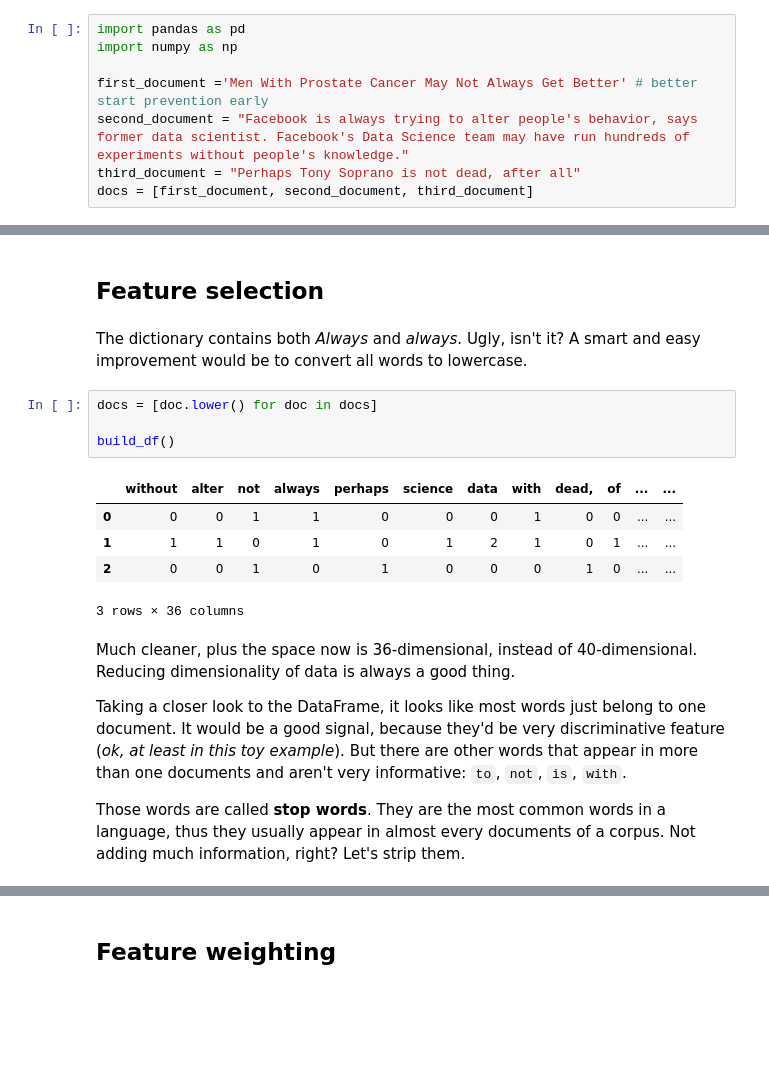
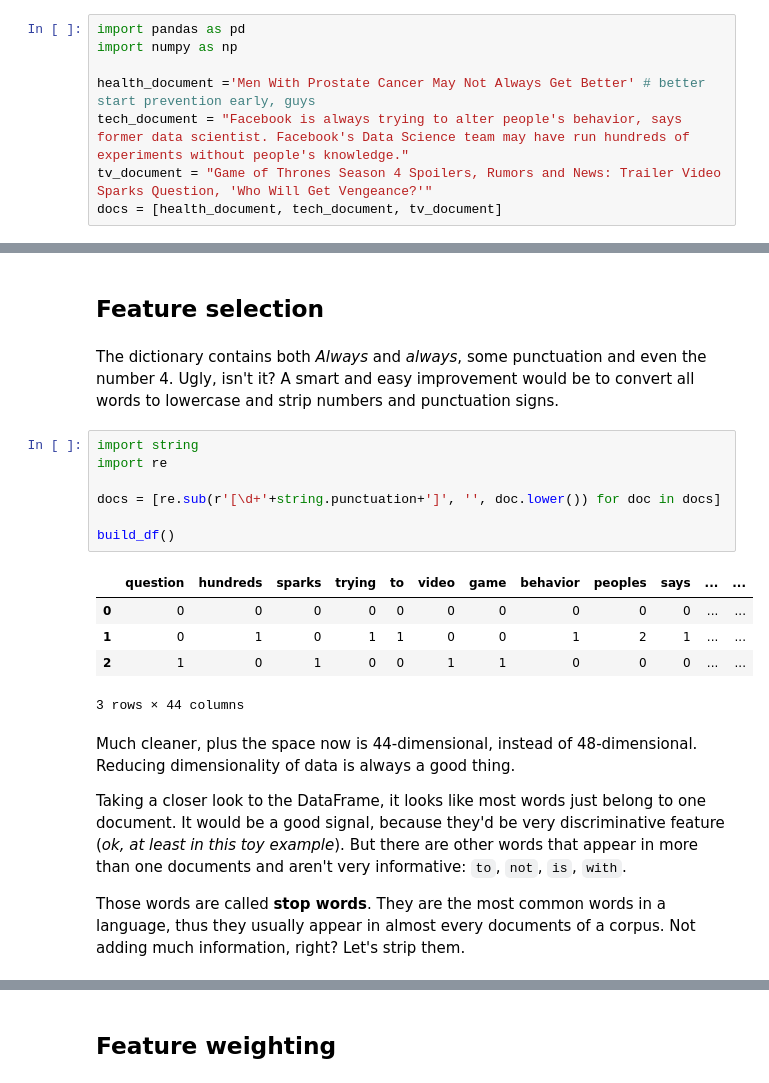
Before and after one commit to hershaw/hackathon-5-prep-private, a Jupyter notebook: working-with-text-data/learning.ipynb, the cells around one changed output, grey strips where cells are left out. Saved outputs shown, nothing was run; the diff lists cells and outputs as text; blank space fills up the shorter version.

Commit message:
First draft LU 1

```diff
--- a/working-with-text-data/learning.ipynb
+++ b/working-with-text-data/learning.ipynb
@@ -33,10 +33,10 @@ Let's use the following text as a toy example. Those are examples of news headli
 import pandas as pd
 import numpy as np
 
-first_document ='Men With Prostate Cancer May Not Always Get Better' # better start prevention early
-second_document = "Facebook is always trying to alter people's behavior, says former data scientist. Facebook's Data Science team may have run hundreds of experiments without people's knowledge."
-third_document = "Perhaps Tony Soprano is not dead, after all"
-docs = [first_document, second_document, third_document]
+health_document ='Men With Prostate Cancer May Not Always Get Better' # better start prevention early, guys
+tech_document = "Facebook is always trying to alter people's behavior, says former data scientist. Facebook's Data Science team may have run hundreds of experiments without people's knowledge."
+tv_document = "Game of Thrones Season 4 Spoilers, Rumors and News: Trailer Video Sparks Question, 'Who Will Get Vengeance?'"
+docs = [health_document, tech_document, tv_document]
 # %% [markdown]
 Now, we need to build our dictionary. As we saw a bit above, it is the collection of all the keywords in the corpus.
 Again, as a first attempt, let's pretend all words are keywords.
@@ -115,19 +118,22 @@ Yes, much better. This DataFrame is way more similar to structured data than the
 # %% [markdown]
 ## Feature selection
 # %% [markdown]
-The dictionary contains both *Always* and *always*. Ugly, isn't it? A smart and easy improvement would be to convert all words to lowercase.
+The dictionary contains both *Always* and *always*, some punctuation and even the number 4. Ugly, isn't it? A smart and easy improvement would be to convert all words to lowercase and strip numbers and punctuation signs.
 # %%
-docs = [doc.lower() for doc in docs]
+import string
+import re
+
+docs = [re.sub(r'[\d+'+string.punctuation+']', '', doc.lower()) for doc in docs]
 
 build_df()
 # %% [output]
-|  | without | alter | not | always | perhaps | science | data | with | dead, | of | ... | ... |
-| 0 | 0 | 0 | 1 | 1 | 0 | 0 | 0 | 1 | 0 | 0 | ... | ... |
-| 1 | 1 | 1 | 0 | 1 | 0 | 1 | 2 | 1 | 0 | 1 | ... | ... |
-| 2 | 0 | 0 | 1 | 0 | 1 | 0 | 0 | 0 | 1 | 0 | ... | ... |
+|  | question | hundreds | sparks | trying | to | video | game | behavior | peoples | says | ... | ... |
+| 0 | 0 | 0 | 0 | 0 | 0 | 0 | 0 | 0 | 0 | 0 | ... | ... |
+| 1 | 0 | 1 | 0 | 1 | 1 | 0 | 0 | 1 | 2 | 1 | ... | ... |
+| 2 | 1 | 0 | 1 | 0 | 0 | 1 | 1 | 0 | 0 | 0 | ... | ... |
-3 rows × 36 columns
+3 rows × 44 columns
 # %% [markdown]
-Much cleaner, plus the space now is 36-dimensional, instead of 40-dimensional. Reducing dimensionality of data is always a good thing.
+Much cleaner, plus the space now is 44-dimensional, instead of 48-dimensional. Reducing dimensionality of data is always a good thing.
 
 Taking a closer look to the DataFrame, it looks like most words just belong to one document. It would be a good signal, because they'd be very discriminative feature (*ok, at least in this toy example*). But there are other words that appear in more than one documents and aren't very informative: `to`, `not`, `is`, `with`.
 
```
Also changed, not shown: parts of 18 cells of this notebook.
